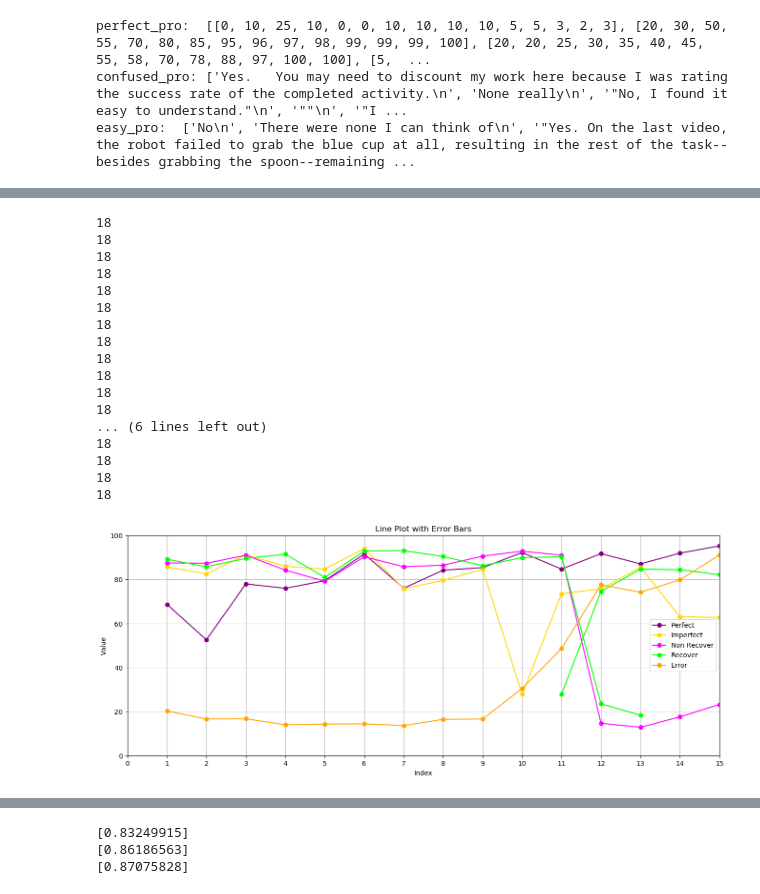
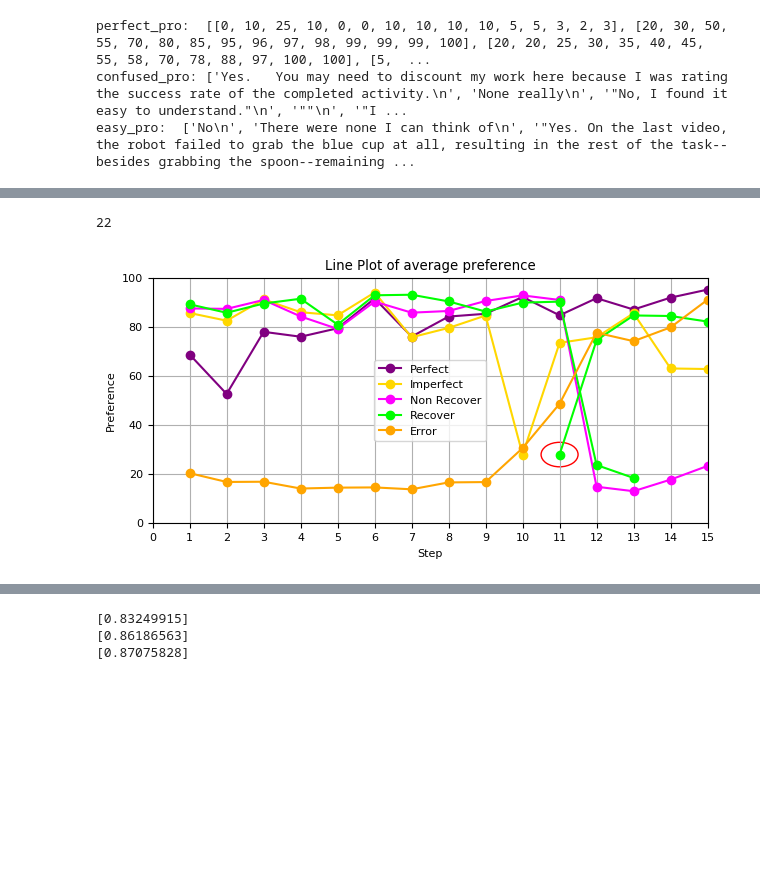
Before and after one commit to HangYu8123/Online_study_website, a Jupyter notebook: Phase_2/data/data_ana_phase2.ipynb, the cells around one changed output, grey strips where cells are left out. Cells and saved outputs as stored; diff of their text form; code cells hidden in the pictures; blank space fills up the shorter version.

```diff
--- a/Phase_2/data/data_ana_phase2.ipynb
+++ b/Phase_2/data/data_ana_phase2.ipynb
@@ -204,9 +202,15 @@ def calc_mean_std(data):
 # Adding a zero at the beginning and shifting the line one point to the right
 def shift_and_prepend_zero(data):
     return [0] + list(data)
+# Set the font size to match IEEE standard
+plt.rcParams.update({'font.size': 8, 'axes.labelsize': 8, 'legend.fontsize': 8, 'xtick.labelsize': 8, 'ytick.labelsize': 8})
+
+# Width and height for a double-column figure in IEEE format
+fig_width = 7.16/2  # width in inches
+fig_height = (fig_width / 36) * 8 # height in inches to maintain 9:6 ratio for each subplot
 
 # Create the line plot
-plt.figure(figsize=(16, 6))
+plt.figure(figsize=(fig_width, fig_height))
 
 
 # Calculate mean and standard deviation for each *_pre category
@@ -220,54 +224,49 @@ mean_error_pre, std_error_pre = calc_mean_std(error_pre)
 plt.plot(range(1, len(mean_perfect_pre)+1), mean_perfect_pre, label='Perfect', linestyle='-', marker='o', color='purple')
 plt.plot(range(1, len(mean_imperfect_pre)+1), mean_imperfect_pre, label='Imperfect', linestyle='-', marker='o', color='gold')
 plt.plot(range(1, len(mean_non_recover_pre)+1), mean_non_recover_pre, label='Non Recover', linestyle='-', marker='o', color='magenta')
 
 # Split the data at index 11 for recover_pro
 x_values1 = list(range(1, 14))  # shifted by 1 to the right
 y_values1 = mean_recover_pre[:13]
 
 x_values2 = list(range(11, 11 + len(mean_recover_pre[13:])))  # shifted by 1 to the right
 y_values2 = mean_recover_pre[13:]
 
 plt.plot(x_values1, y_values1, linestyle='-', marker='o', color='lime')
 plt.plot(x_values2, y_values2, linestyle='-', marker='o', color='lime', label='Recover')
 
 plt.plot(range(1, len(mean_error_pre)+1), mean_error_pre, label='Error', linestyle='-', marker='o', color='orange')
 
+
+# Assuming the overlap point is the start of x_values2 and the end of x_values1:
+overlap_x = x_values2[0]
+overlap_y = y_values2[0]
+
+# Draw a vertically elongated ellipse around the overlap point
+ellipse_width = 1  # Horizontal diameter (adjust as needed)
+ellipse_height = 10  # Vertical diameter (adjust as needed)
+ellipse = patches.Ellipse((overlap_x, overlap_y), ellipse_width, ellipse_height, color='red', fill=False)
+plt.gca().add_patch(ellipse)
+
 # Add labels and title
-plt.xlabel('Index')
-plt.ylabel('Value')
-plt.title('Line Plot with Error Bars')
+plt.xlabel('Step')
+plt.ylabel('Preference')
+plt.title('Line Plot of average preference')
 plt.ylim(0, 100)
 # Set the x-axis limits and ticks
 plt.xlim(0, 15)
 plt.xticks(range(0, 16))
 
 plt.legend()
 
 # Show the grid
 plt.grid(True)
 
 # Show the plot
 plt.show()
 # %% [output]
-18
-18
-18
-18
-18
-18
-18
-18
-18
-18
-18
-18
-... (6 lines left out)
-18
-18
-18
-18
+22
-[figure, old version]
+[figure, new version]
 # %%
 # Your existing calc_mean_std function
 def calc_mean_std(data):
```
Also changed, not shown: parts of 5 cells of this notebook.
